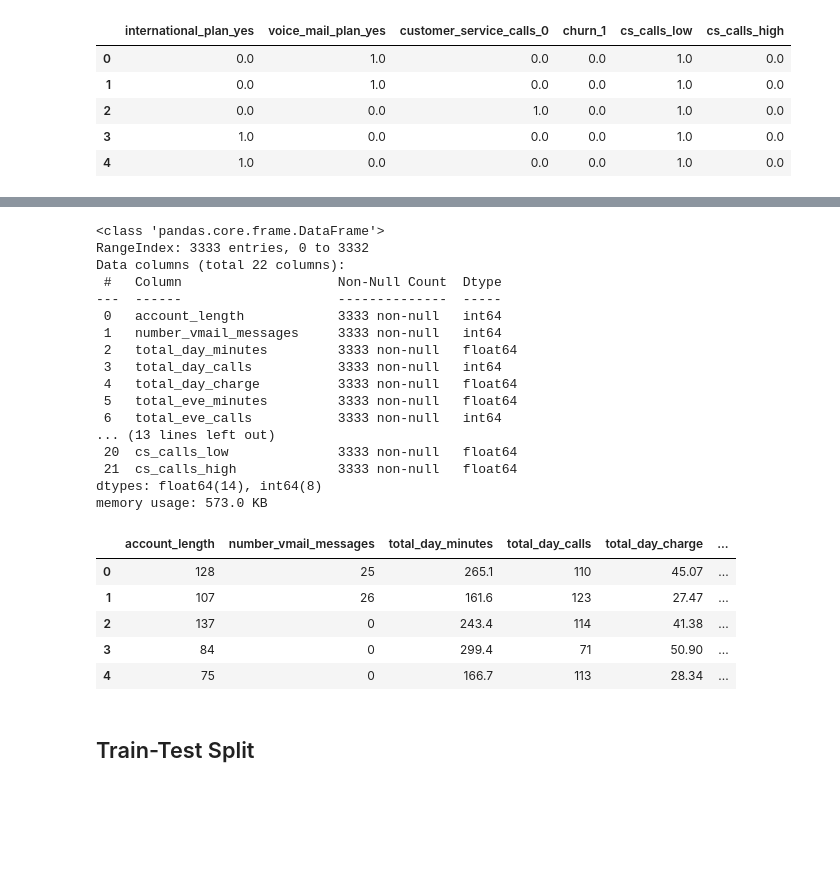
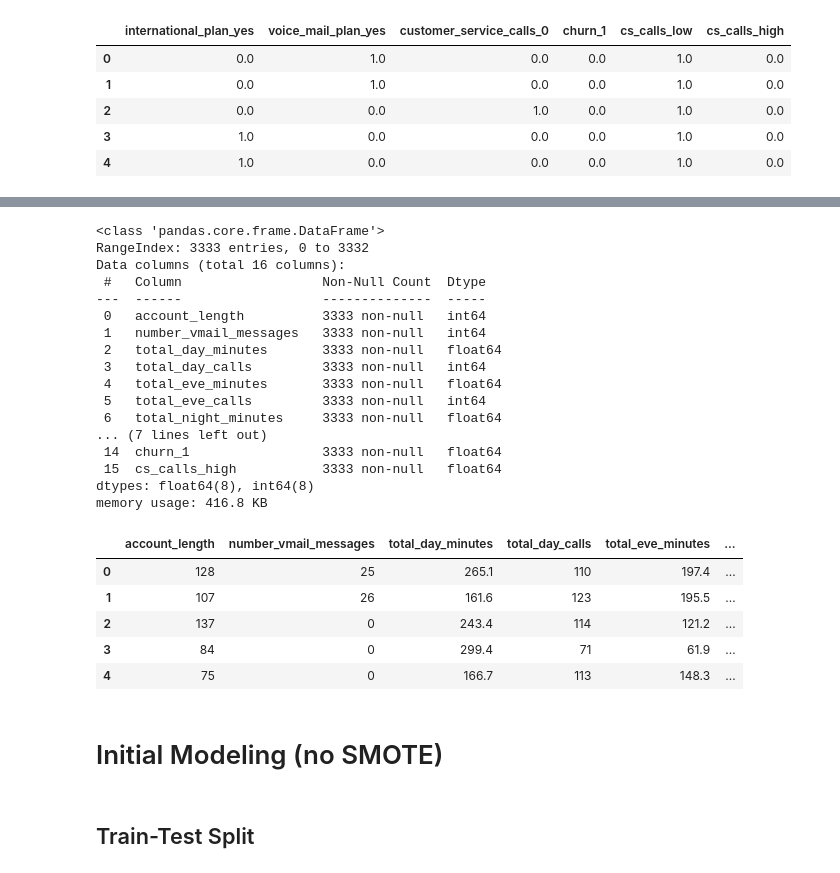
Before and after one commit to jxn628/syriatel-churn-analysis, a Jupyter notebook: student.ipynb, the cells around one changed output, grey strips where cells are left out. Cells and saved outputs as stored; diff of their text form; code cells hidden in the pictures; blank space fills up the shorter version.

```diff
--- a/student.ipynb
+++ b/student.ipynb
@@ -245,7 +272,13 @@ ohe_df.head()
 | 2 | 0.0 | 0.0 | 1.0 | 0.0 | 1.0 | 0.0 |
 | 3 | 1.0 | 0.0 | 0.0 | 0.0 | 1.0 | 0.0 |
 | 4 | 1.0 | 0.0 | 0.0 | 0.0 | 1.0 | 0.0 |
+# %%
+#2/22
+#dropping cs_calls_low as it is redundant since this is now a binary choice.
+ohe_df = ohe_df.drop(['cs_calls_low', 'customer_service_calls_0'], axis=1)
 # %%
 # Combining everything together
 
 cleaned_df = pd.concat([pd.DataFrame(feature_df), ohe_df], axis=1)
+# %%
+model_df = cleaned_df.copy()
@@ -252,33 +294,39 @@ cleaned_df = pd.concat([pd.DataFrame(feature_df), ohe_df], axis=1)
+# %%
+#2/22 4:30PM
+#dropping all charge columns as they are likely correlated with minutes used
+#if this proves to be true, find a way to plot and show the correlation
+model_df = model_df.drop(['total_day_charge', 'total_eve_charge', 'total_night_charge',
+                             'total_intl_charge'], axis=1)
 # %%
-cleaned_df.info()
+model_df.info()
 # %% [output]
 <class 'pandas.core.frame.DataFrame'>
 RangeIndex: 3333 entries, 0 to 3332
-Data columns (total 22 columns):
- #   Column                    Non-Null Count  Dtype
----  ------                    --------------  -----
- 0   account_length            3333 non-null   int64
- 1   number_vmail_messages     3333 non-null   int64
- 2   total_day_minutes         3333 non-null   float64
- 3   total_day_calls           3333 non-null   int64
- 4   total_day_charge          3333 non-null   float64
- 5   total_eve_minutes         3333 non-null   float64
- 6   total_eve_calls           3333 non-null   int64
-... (13 lines left out)
- 20  cs_calls_low              3333 non-null   float64
- 21  cs_calls_high             3333 non-null   float64
-dtypes: float64(14), int64(8)
-memory usage: 573.0 KB
+Data columns (total 16 columns):
+ #   Column                  Non-Null Count  Dtype
+---  ------                  --------------  -----
+ 0   account_length          3333 non-null   int64
+ 1   number_vmail_messages   3333 non-null   int64
+ 2   total_day_minutes       3333 non-null   float64
+ 3   total_day_calls         3333 non-null   int64
+ 4   total_eve_minutes       3333 non-null   float64
+ 5   total_eve_calls         3333 non-null   int64
+ 6   total_night_minutes     3333 non-null   float64
+... (7 lines left out)
+ 14  churn_1                 3333 non-null   float64
+ 15  cs_calls_high           3333 non-null   float64
+dtypes: float64(8), int64(8)
+memory usage: 416.8 KB
 # %%
 #Dropping the categories that are now duplicates
-cleaned_df = cleaned_df.drop(['churn', 'customer_service_calls'], axis=1)
-cleaned_df.head()
+model_df = model_df.drop(['churn', 'customer_service_calls'], axis=1)
+model_df.head()
 # %% [output]
-|  | account_length | number_vmail_messages | total_day_minutes | total_day_calls | total_day_charge | ... |
-| 0 | 128 | 25 | 265.1 | 110 | 45.07 | ... |
-| 1 | 107 | 26 | 161.6 | 123 | 27.47 | ... |
-| 2 | 137 | 0 | 243.4 | 114 | 41.38 | ... |
-| 3 | 84 | 0 | 299.4 | 71 | 50.90 | ... |
-| 4 | 75 | 0 | 166.7 | 113 | 28.34 | ... |
+|  | account_length | number_vmail_messages | total_day_minutes | total_day_calls | total_eve_minutes | ... |
+| 0 | 128 | 25 | 265.1 | 110 | 197.4 | ... |
+| 1 | 107 | 26 | 161.6 | 123 | 195.5 | ... |
+| 2 | 137 | 0 | 243.4 | 114 | 121.2 | ... |
+| 3 | 84 | 0 | 299.4 | 71 | 61.9 | ... |
+| 4 | 75 | 0 | 166.7 | 113 | 148.3 | ... |
 # %%
 #X = cleaned_df.drop(['churn'], axis=1)
@@ -289,3 +337,5 @@ y = cleaned_df['churn_1']
+# %% [markdown]
+# Initial Modeling (no SMOTE)
 # %% [markdown]
 ## Train-Test Split
 # %%
```
Also changed, not shown: parts of 112 cells of this notebook.
